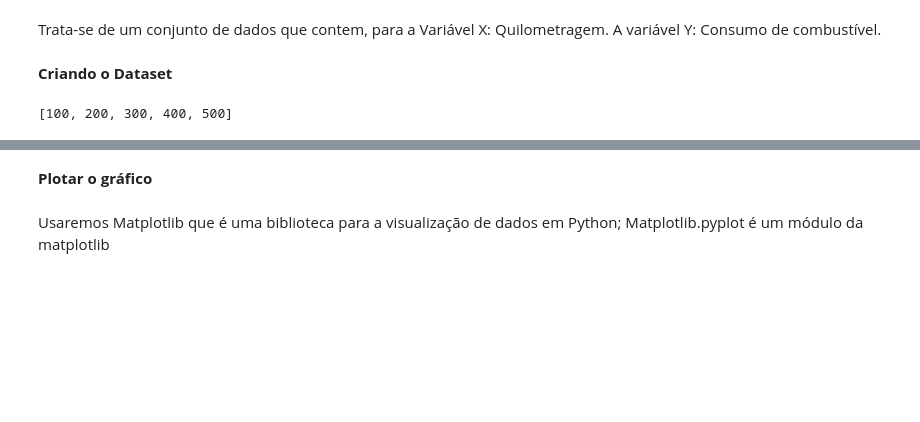
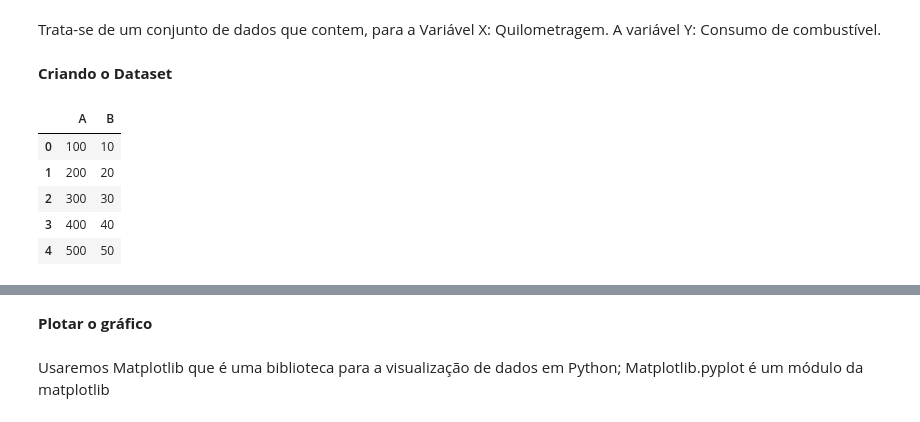
Before and after one commit to leonardorsolar/intelligence-artificial, a Jupyter notebook: RegressaoLinear.ipynb, the cells around one changed output, grey strips where cells are left out. Saved outputs shown, nothing was run; the diff lists cells and outputs as text; code cells hidden in the pictures; blank space fills up the shorter version.

```diff
--- a/RegressaoLinear.ipynb
+++ b/RegressaoLinear.ipynb
@@ -9,8 +11,11 @@ Trata-se de um conjunto de dados que contem, para a Variável X: Quilometragem.
 # %%
-x = [100,200,300,400,500]
-y = [10,20,30,40,50]
-
-#exibir o vetor de x
-x
+import pandas as pd
+df = pd.DataFrame({"A": [100,200,300,400,500], "B": [10,20,30,40,50]})
+df
 # %% [output]
-[100, 200, 300, 400, 500]
+|  | A | B |
+| 0 | 100 | 10 |
+| 1 | 200 | 20 |
+| 2 | 300 | 30 |
+| 3 | 400 | 40 |
+| 4 | 500 | 50 |
```
Also changed, not shown: parts of 8 cells of this notebook.
